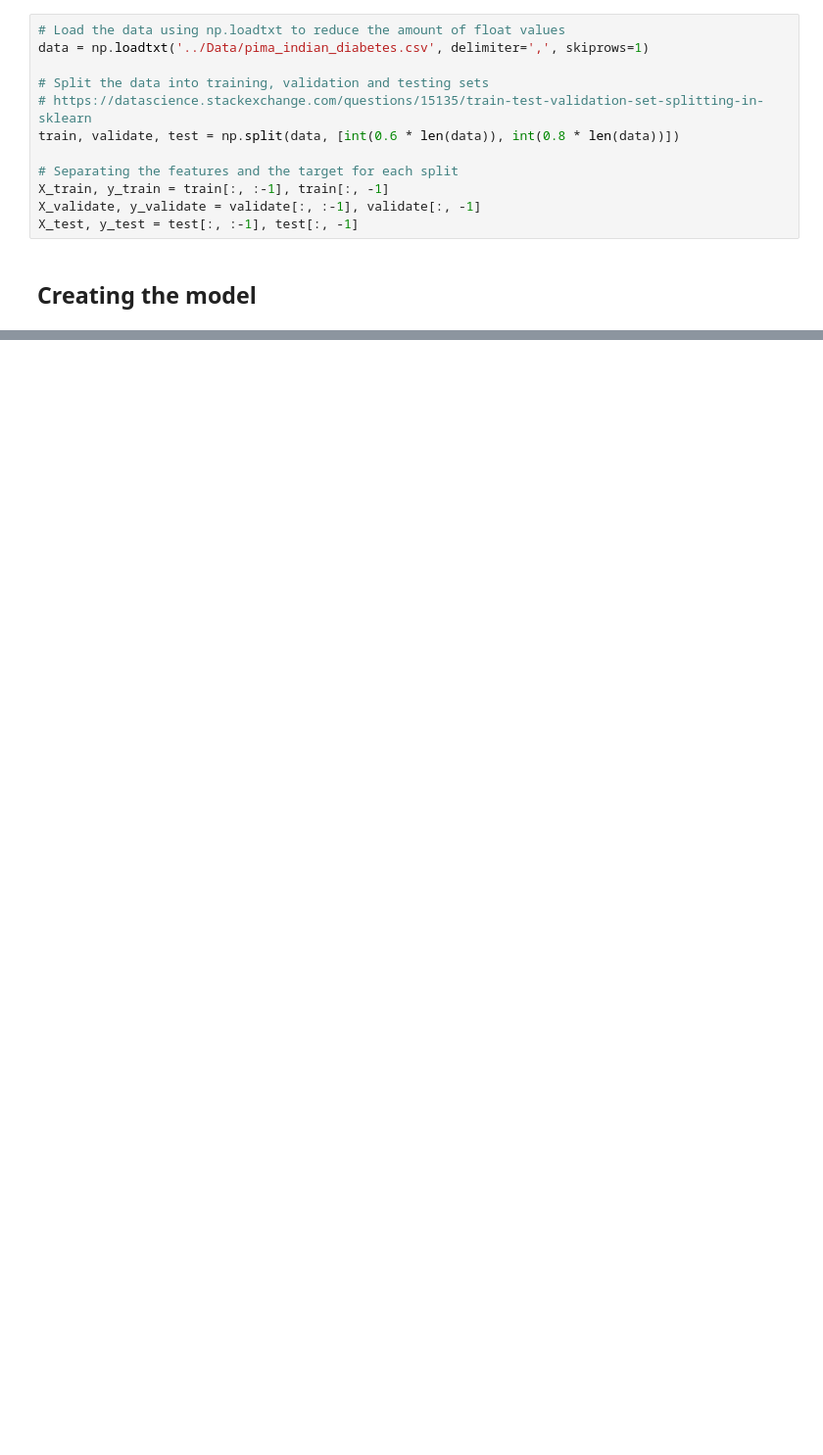
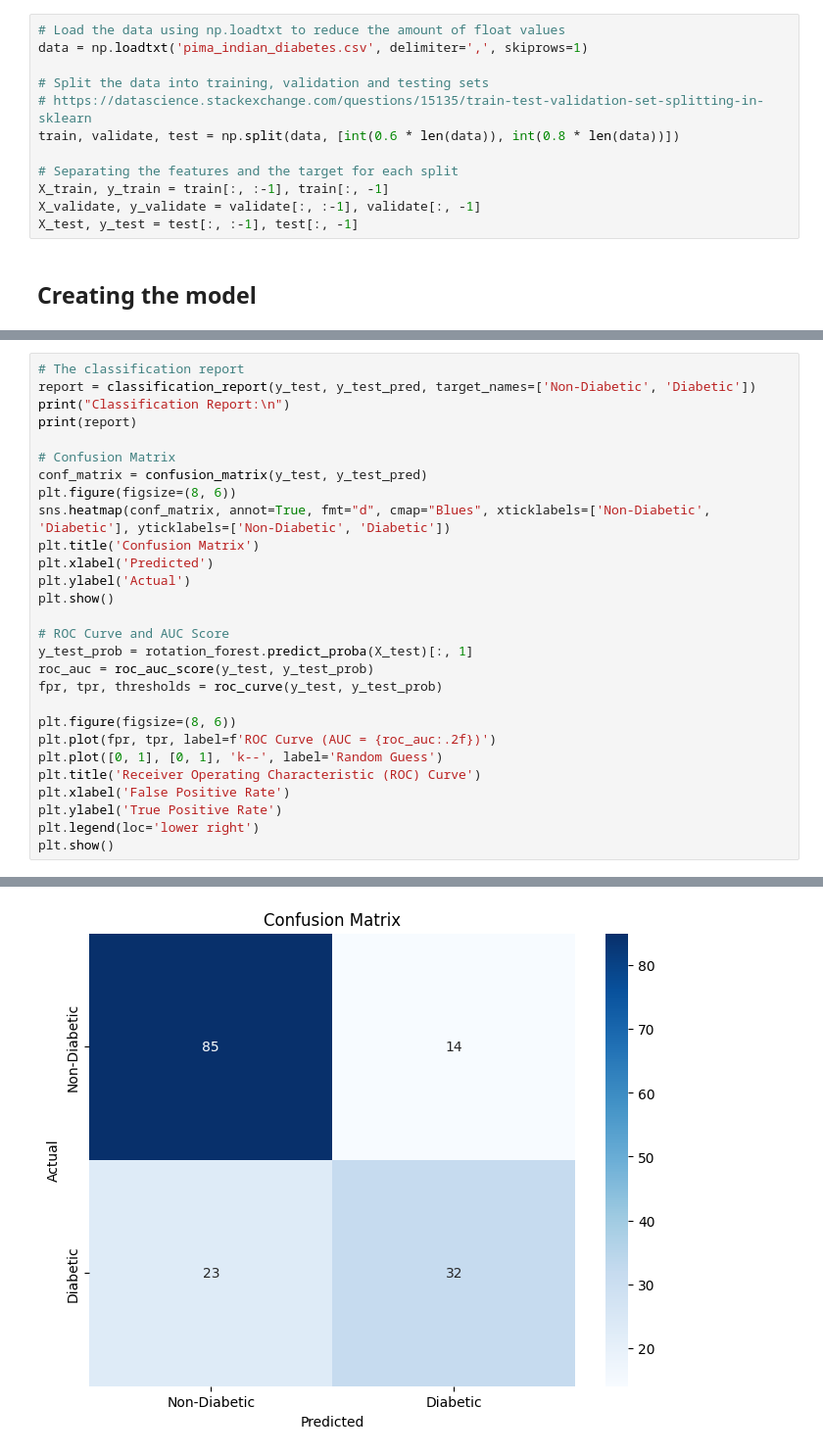
Before and after one commit to boyeaalhagie/Mushroom-Classification, a Jupyter notebook: Code/Diabetes_Classification.ipynb, the cells around one changed output, grey strips where cells are left out. Shown: that part at 98% size. Drawn from its saved outputs; the diff is of its cells as text; blank space fills up the shorter version.

Commit message:
added the evaluation of the predictions using appropriate metrics

```diff
--- a/Code/Diabetes_Classification.ipynb
+++ b/Code/Diabetes_Classification.ipynb
@@ -11,6 +14,6 @@ from sklearn.metrics import accuracy_score
 # %%
 # Load the data using np.loadtxt to reduce the amount of float values
-data = np.loadtxt('../Data/pima_indian_diabetes.csv', delimiter=',', skiprows=1)
+data = np.loadtxt('pima_indian_diabetes.csv', delimiter=',', skiprows=1)
 
 # Split the data into training, validation and testing sets
 # https://datascience.stackexchange.com/questions/15135/train-test-validation-set-splitting-in-sklearn
@@ -44 +47,30 @@ Validation Accuracy: 0.85
 Test Accuracy: 0.76
+# %%
+# The classification report
+report = classification_report(y_test, y_test_pred, target_names=['Non-Diabetic', 'Diabetic'])
+print("Classification Report:\n")
+print(report)
+
+# Confusion Matrix
+conf_matrix = confusion_matrix(y_test, y_test_pred)
+plt.figure(figsize=(8, 6))
+sns.heatmap(conf_matrix, annot=True, fmt="d", cmap="Blues", xticklabels=['Non-Diabetic', 'Diabetic'], yticklabels=['Non-Diabetic', 'Diabetic'])
+plt.title('Confusion Matrix')
+plt.xlabel('Predicted')
+plt.ylabel('Actual')
+plt.show()
+
+# ROC Curve and AUC Score
+y_test_prob = rotation_forest.predict_proba(X_test)[:, 1]
+roc_auc = roc_auc_score(y_test, y_test_prob)
+fpr, tpr, thresholds = roc_curve(y_test, y_test_prob)
+
+plt.figure(figsize=(8, 6))
+plt.plot(fpr, tpr, label=f'ROC Curve (AUC = {roc_auc:.2f})')
+plt.plot([0, 1], [0, 1], 'k--', label='Random Guess')
+plt.title('Receiver Operating Characteristic (ROC) Curve')
+plt.xlabel('False Positive Rate')
+plt.ylabel('True Positive Rate')
+plt.legend(loc='lower right')
+plt.show()
+# %% [output]
@@ -44,0 +87 @@ Test Accuracy: 0.76
+[figure, added]
```
Also changed, not shown: parts of 3 cells of this notebook, 1 other file.
